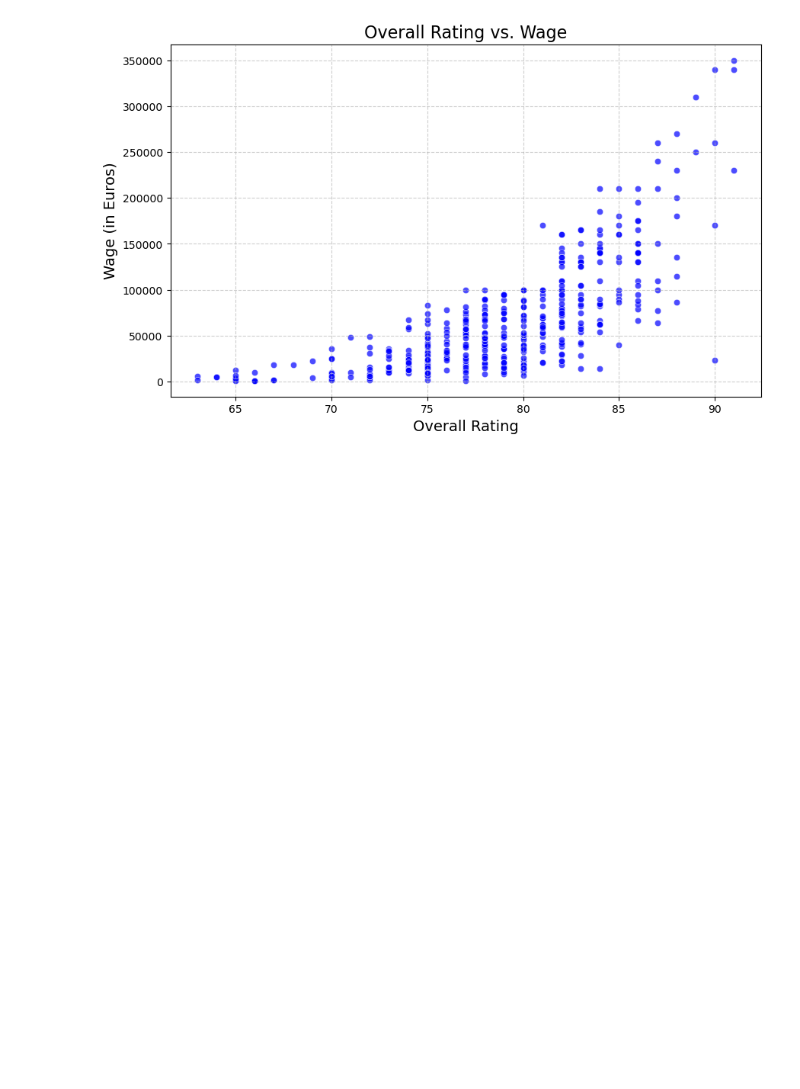
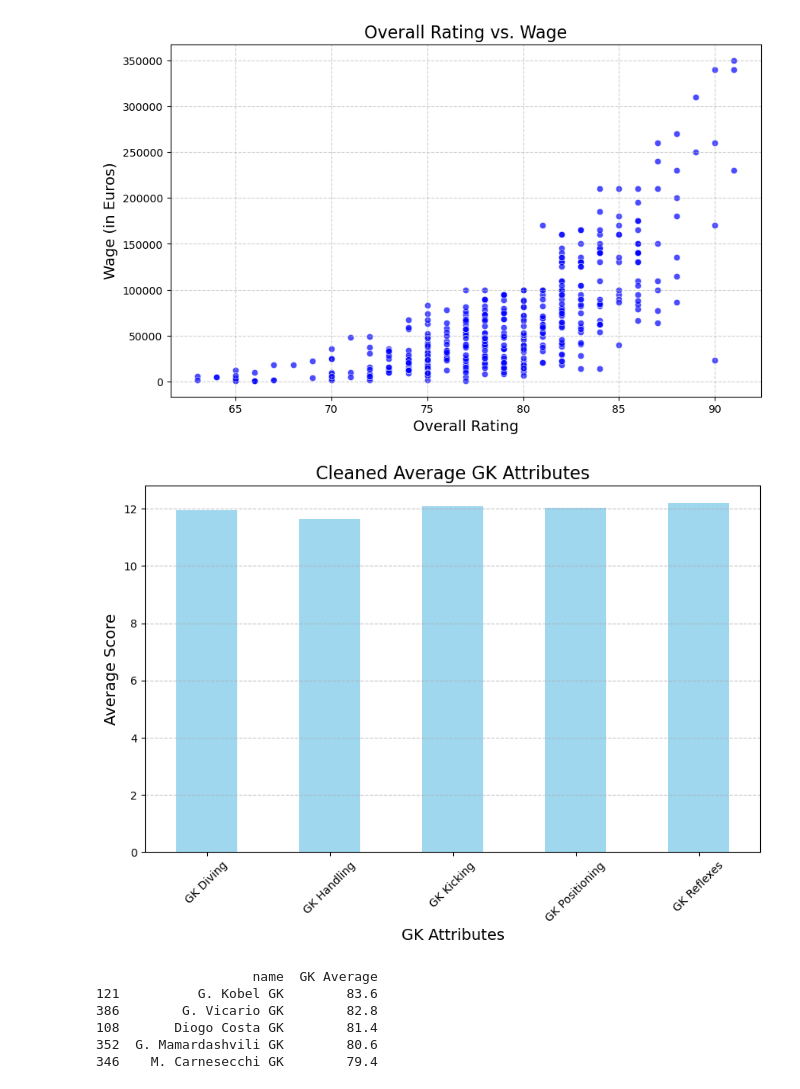
Before and after one commit to choimin0221/data-analytic-programming, a Jupyter notebook: exam1.ipynb, the cells around one changed output. Cells and saved outputs as stored; diff of their text form; code cells hidden in the pictures; blank space fills up the shorter version.

```diff
--- a/exam1.ipynb
+++ b/exam1.ipynb
@@ -89,3 +89,39 @@ plt.grid(True, linestyle='--', alpha=0.6)
 plt.show()
 # %% [output]
 [figure]
+# %%
+# 골키퍼 관련 열 선택
+gk_attributes = ["GK Diving", "GK Handling", "GK Kicking", "GK Positioning", "GK Reflexes"]
+
+# 숫자로 변환하여 유효한 데이터만 필터링
+gk_data_cleaned = df[gk_attributes].apply(pd.to_numeric, errors='coerce')
+
+# 골키퍼 능력치의 평균 계산
+gk_mean_cleaned = gk_data_cleaned.mean()
+
+# 능력치 평균을 바 차트로 시각화
+plt.figure(figsize=(10, 6))
+gk_mean_cleaned.plot(kind='bar', color='skyblue', alpha=0.8)
+plt.title('Cleaned Average GK Attributes', fontsize=16)
+plt.ylabel('Average Score', fontsize=14)
+plt.xlabel('GK Attributes', fontsize=14)
+plt.grid(axis='y', linestyle='--', alpha=0.7)
+plt.xticks(rotation=45)
+plt.show()
+
+# 각 골키퍼의 평균 능력치 계산
+gk_data_cleaned['GK Average'] = gk_data_cleaned.mean(axis=1)
+
+# 상위 5명 골키퍼 추출
+top_gk = df[['name']].join(gk_data_cleaned[['GK Average']]).sort_values(by='GK Average', ascending=False).head()
+
+# 상위 5명의 골키퍼 출력
+print(top_gk)
+# %% [output]
+[figure, added]
+                    name  GK Average
+121          G. Kobel GK        83.6
+386        G. Vicario GK        82.8
+108       Diogo Costa GK        81.4
+352  G. Mamardashvili GK        80.6
+346    M. Carnesecchi GK        79.4
```
Also changed, not shown: parts of 4 cells of this notebook.
